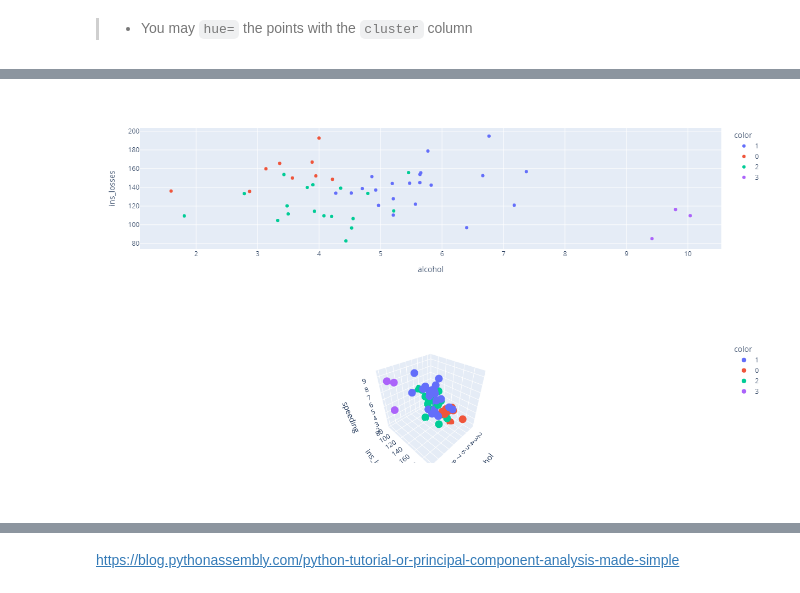
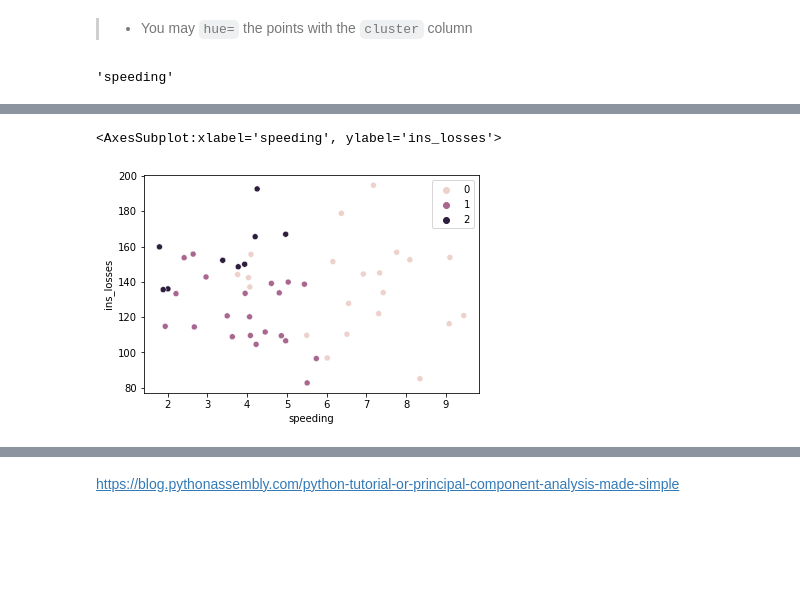
Before and after one commit to frands97/machine-learning-program, a Jupyter notebook: II Machine Learning & Deep Learning/#10. Componentes Principales (PCA)/10session.ipynb, the cells around one changed output, grey strips where cells are left out. Cells and saved outputs as stored; diff of their text form; code cells hidden in the pictures; blank space fills up the shorter version.

```diff
--- a/II Machine Learning & Deep Learning/#10. Componentes Principales (PCA)/10session.ipynb
+++ b/II Machine Learning & Deep Learning/#10. Componentes Principales (PCA)/10session.ipynb
@@ -108,3 +95,5 @@ KMeans(n_clusters=4)
+# %%
+cluster = model.predict(dfnorm)
 # %% [markdown]
 > - Create a `dfsel` DataFrame
 > - That contains the **columns you used for the model**
@@ -113,5 +102,5 @@ dfsel = df.copy()
 # %% [markdown]
 > - Add a **new column**
 > - That **contains the `cluster` prediction** for every USA State
-# %%
-dfsel['cluster'] = model.predict(X=dfnorm)
+# %%
+dfsel['cluster'] = cluster
@@ -124,3 +132,9 @@ import plotly.express as px
+# %%
+alcohol
+# %% [output]
+'speeding'
+# %%
+alcohol = 'speeding'
 # %%
-px.scatter(x='alcohol', y='ins_losses', data_frame=dfsel, color=dfsel.cluster.astype(str))
+sns.scatterplot(x=alcohol, y='ins_losses', data=dfsel, hue=cluster)
 # %% [output]
@@ -128,5 +141,2 @@ px.scatter(x='alcohol', y='ins_losses', data_frame=dfsel, color=dfsel.cluster.as
+<AxesSubplot:xlabel='speeding', ylabel='ins_losses'>
-[figure, old version]
+[figure, new version]
-# %%
-px.scatter_3d(x='alcohol', y='ins_losses', z='speeding', data_frame=dfsel, color=dfsel.cluster.astype(str))
-# %% [output]
-[figure, removed]
```
Also changed, not shown: parts of 73 cells of this notebook, 1 other file.
